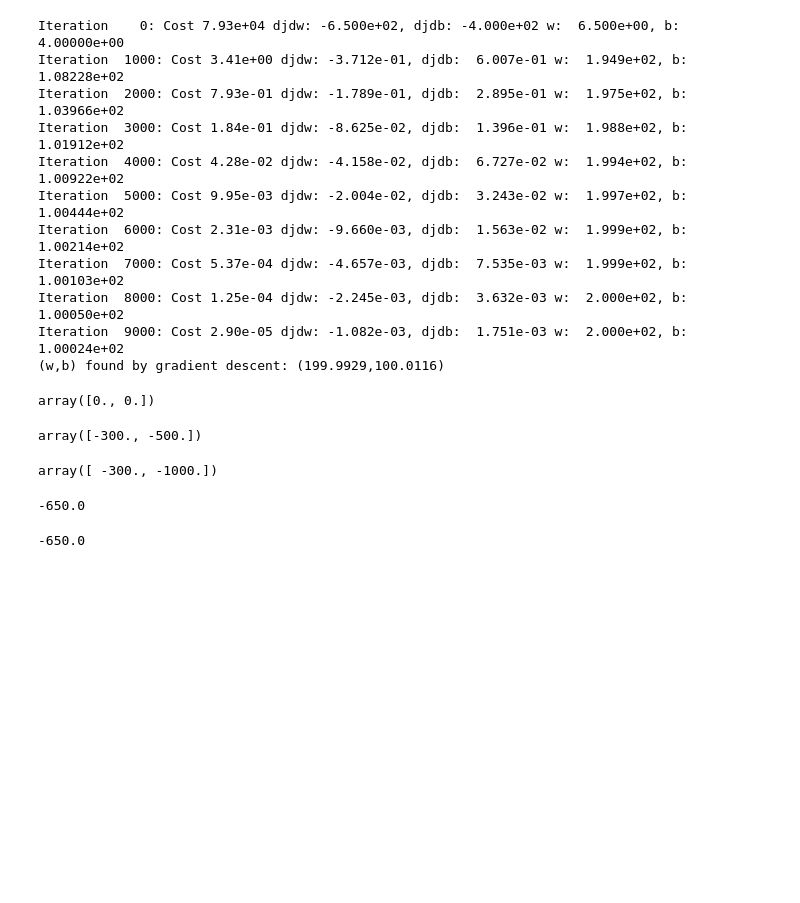
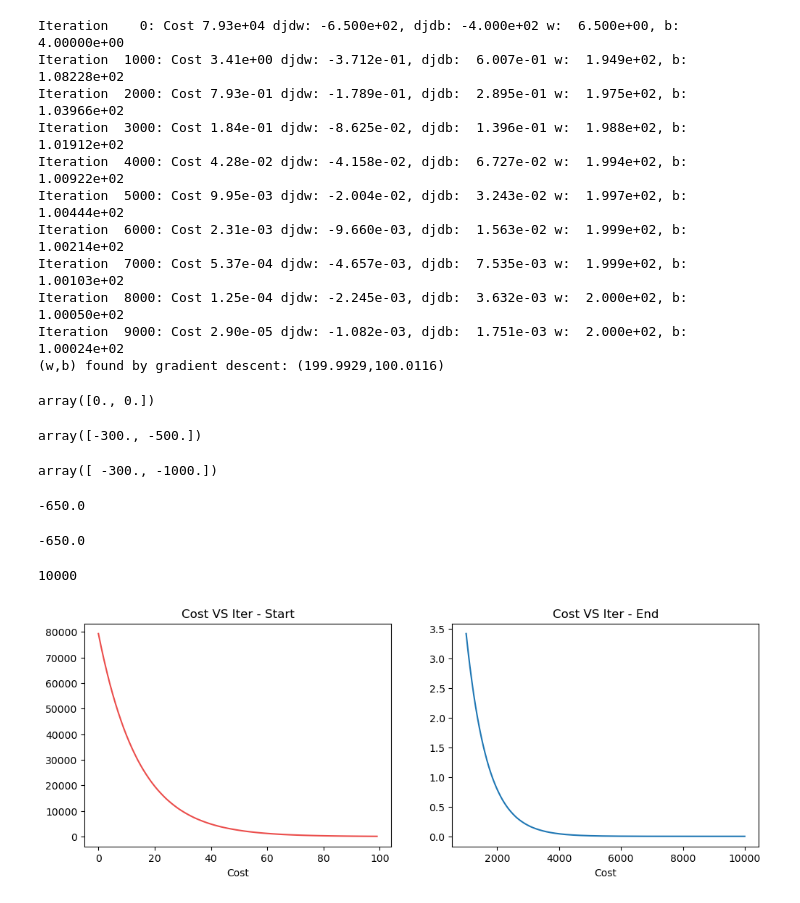
Before and after one commit to bocheng24/ml_algo_intro, a Jupyter notebook: Linear_Regression_Test/Linear Regression Gradient Descent.ipynb, the cells around one changed output. Saved outputs shown, nothing was run; the diff lists cells and outputs as text; code cells hidden in the pictures; blank space fills up the shorter version.

Commit message:
plot gradient descent

```diff
--- a/Linear_Regression_Test/Linear Regression Gradient Descent.ipynb
+++ b/Linear_Regression_Test/Linear Regression Gradient Descent.ipynb
@@ -73,3 +69,22 @@ array([ -300., -1000.])
 np.mean((f_wb - y_train) * x_train)
 # %% [output]
 -650.0
+# %%
+len(J_hist)
+# %% [output]
+10000
+# %%
+fig, (ax1, ax2) = plt.subplots(1, 2, figsize = (12, 4))
+ax1.plot(J_hist[: 100], c = '#eb4d4b')
+ax2.plot(1000 + np.arange(len(J_hist[1000: ])), J_hist[1000: ])
+
+ax1.set_title('Cost VS Iter - Start')
+ax1.set_xlabel('Iter Number')
+ax1.set_xlabel('Cost')
+
+ax2.set_title('Cost VS Iter - End')
+ax2.set_xlabel('Iter Number')
+ax2.set_xlabel('Cost')
+plt.show()
+# %% [output]
+[figure, added]
```
Also changed, not shown: parts of 1 cell of this notebook, 2 other files.
